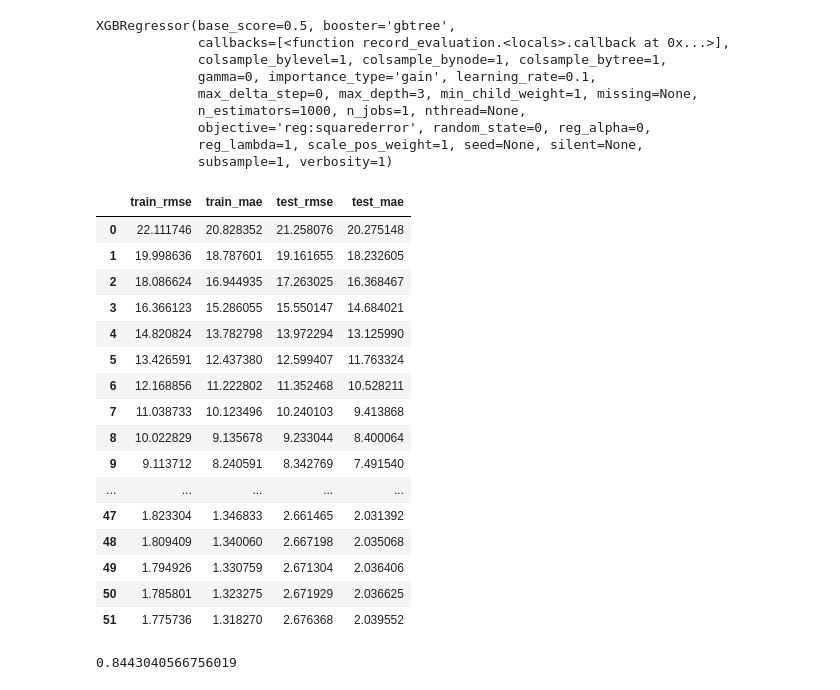
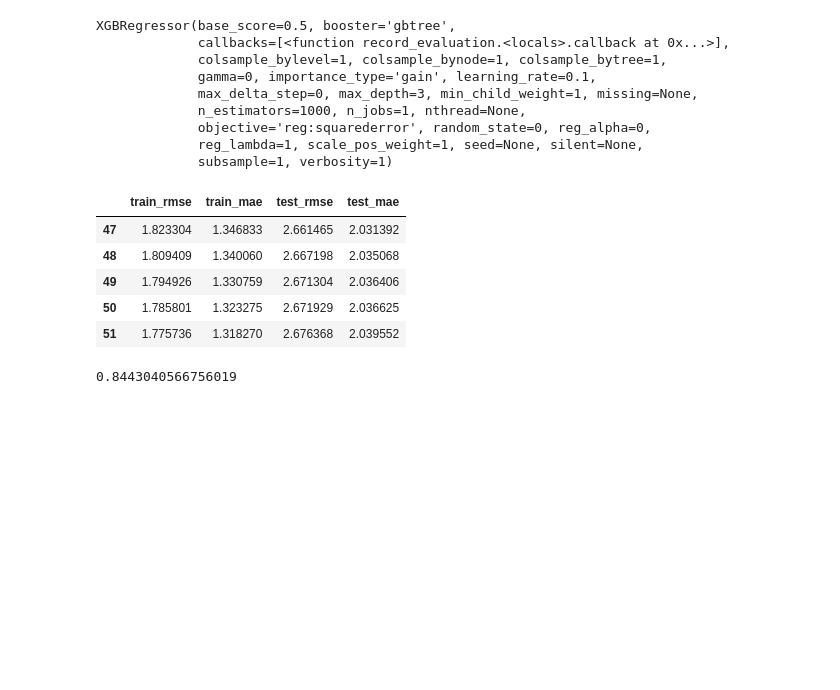
Before and after one commit to Tomoyuki-MURAYOSHI/Spark-jupyter, a Jupyter notebook: work/ML/2020-03-08/GradiantBoosting_test.ipynb, the cells around one changed output. Cells and saved outputs as stored; diff of their text form; code cells hidden in the pictures; blank space fills up the shorter version.

```diff
--- a/work/ML/2020-03-08/GradiantBoosting_test.ipynb
+++ b/work/ML/2020-03-08/GradiantBoosting_test.ipynb
@@ -99,28 +99,28 @@ eval_results = {}
 # pipeline
 pl_xgb = Pipeline([
     ("IMP", SimpleImputer(fill_value=-99999)),
-    ("XGB", xgb.XGBRegressor(early_stopping_rounds=10,
+    ("XGB", xgb.XGBRegressor(#early_stopping_rounds=20,
                              objective="reg:squarederror",
                              #eval_metric="rmse",
                              n_estimators=1000,
                              callbacks=[xgb.callback.record_evaluation(eval_result=eval_results),],  # うまく働いていない様子?
-                             verbosity=0,  # silent
-                             silent=True,
+                             #verbosity=0,  # silent
+                             #silent=True,
                              random_state=0))
 ])
 
 # GridSearch用パラメータ（仮） 要ブラッシュアップ
 param_grid = {  # 手法の確認が大事で、実際にサーチするのはとりあえず良いので適当に省く
-    'XGB__learning_rate': [0.3,],
-    'XGB__max_depth': [6,],
-    'XGB__subsample': [0.8, 0.95],
-    'XGB__colsample_bytree': [0.5, 1.0],
+    'XGB__learning_rate': [0.05, 0.1,],
+    'XGB__max_depth': [3, 5, 7, 9],
+    'XGB__subsample': [0.8, 0.9, 1.0],
+    'XGB__colsample_bytree': [0.7, 0.8, 0.9],
 }
 fit_params = {
     "XGB__eval_set": [(X_train, y_train), (X_test, y_test)],
     "XGB__eval_metric": ["rmse","mae"],
     "XGB__verbose": 0,
-    "XGB__early_stopping_rounds": 10,
+    "XGB__early_stopping_rounds": 20,
 }
 
 grid_search = GridSearchCV(estimator=pl_xgb,
@@ -266,26 +254,15 @@ XGBRegressor(base_score=0.5, booster='gbtree',
 # %%
 eval_result2 = model_xgb.evals_result()
 
 df_evals2 = pd.DataFrame({
     "train_rmse": eval_result2["validation_0"]["rmse"],
     "train_mae": eval_result2["validation_0"]["mae"],
     "test_rmse": eval_result2["validation_1"]["rmse"],
     "test_mae": eval_result2["validation_1"]["mae"]
 })
-df_evals2
+df_evals2[-5:]
 # %% [output]
 |  | train_rmse | train_mae | test_rmse | test_mae |
-| 0 | 22.111746 | 20.828352 | 21.258076 | 20.275148 |
-| 1 | 19.998636 | 18.787601 | 19.161655 | 18.232605 |
-| 2 | 18.086624 | 16.944935 | 17.263025 | 16.368467 |
-| 3 | 16.366123 | 15.286055 | 15.550147 | 14.684021 |
-| 4 | 14.820824 | 13.782798 | 13.972294 | 13.125990 |
-| 5 | 13.426591 | 12.437380 | 12.599407 | 11.763324 |
-| 6 | 12.168856 | 11.222802 | 11.352468 | 10.528211 |
-| 7 | 11.038733 | 10.123496 | 10.240103 | 9.413868 |
-| 8 | 10.022829 | 9.135678 | 9.233044 | 8.400064 |
-| 9 | 9.113712 | 8.240591 | 8.342769 | 7.491540 |
-| ... | ... | ... | ... | ... |
 | 47 | 1.823304 | 1.346833 | 2.661465 | 2.031392 |
 | 48 | 1.809409 | 1.340060 | 2.667198 | 2.035068 |
 | 49 | 1.794926 | 1.330759 | 2.671304 | 2.036406 |
```
Also changed, not shown: parts of 7 cells of this notebook, 2 other files.
